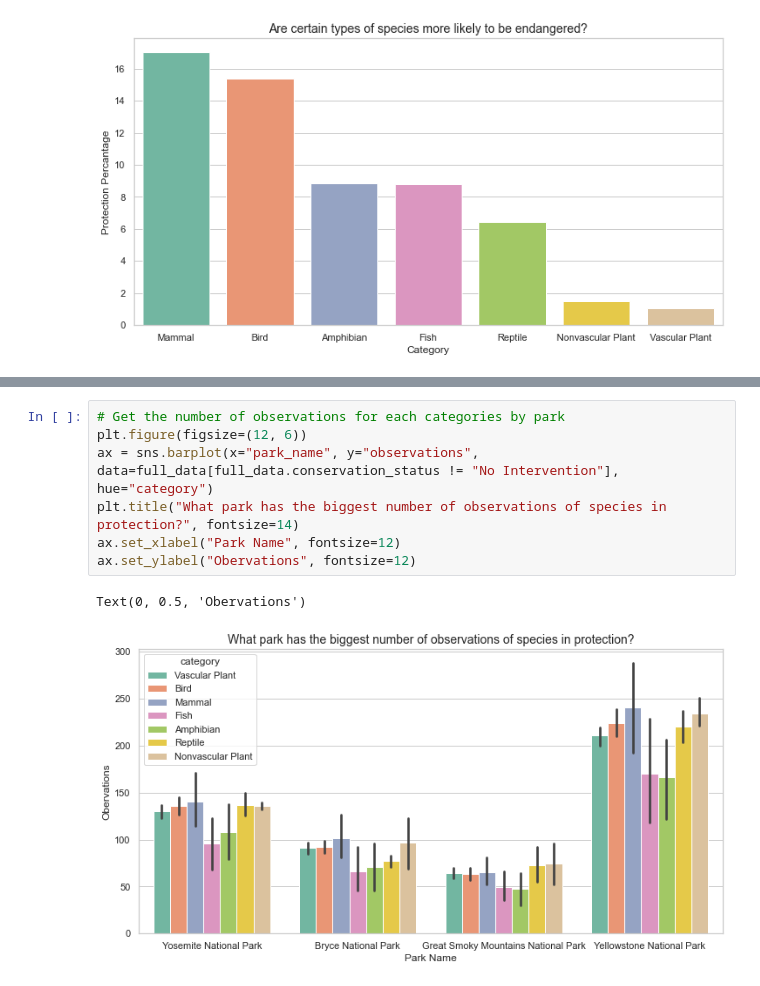
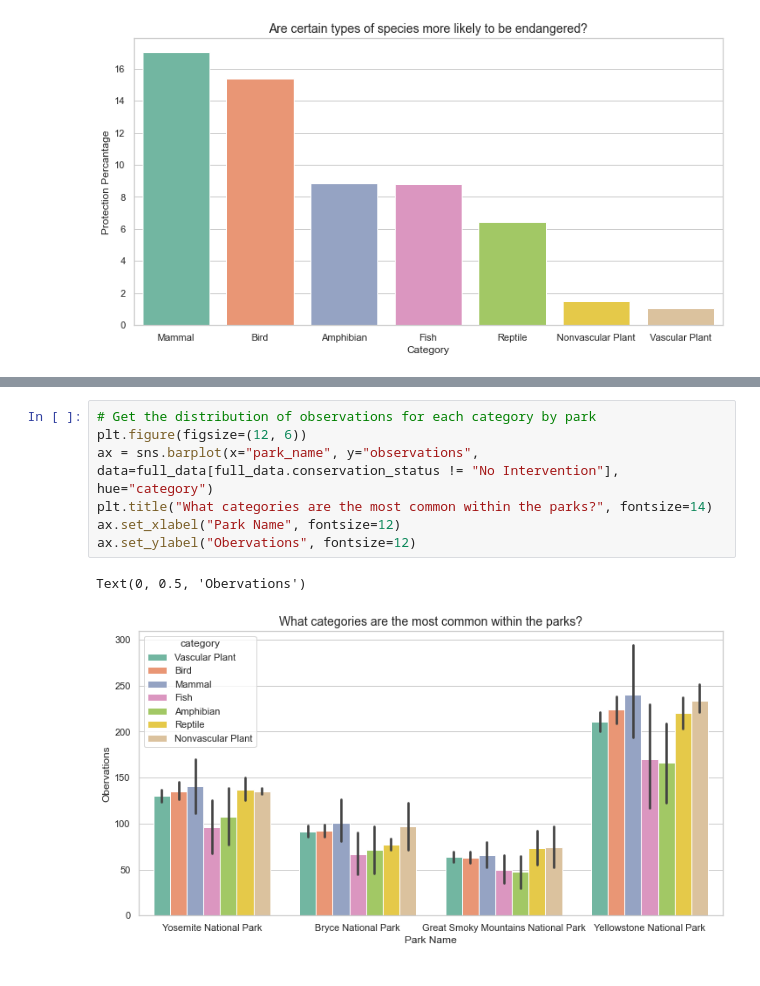
Before and after one commit to soyuz108/Visualization.-Biodiversity, a Jupyter notebook: viz_biodiversity.ipynb, the cells around one changed output, grey strips where cells are left out. Cells and saved outputs as stored; diff of their text form.

```diff
--- a/viz_biodiversity.ipynb
+++ b/viz_biodiversity.ipynb
@@ -302,10 +322,10 @@ Text(0, 0.5, 'Protection Percantage')
 # %%
-# Get the number of observations for each categories by park
+# Get the distribution of observations for each category by park
 plt.figure(figsize=(12, 6))
 ax = sns.barplot(x="park_name", y="observations", data=full_data[full_data.conservation_status != "No Intervention"], hue="category")
-plt.title("What park has the biggest number of observations of species in protection?", fontsize=14)
+plt.title("What categories are the most common within the parks?", fontsize=14)
 ax.set_xlabel("Park Name", fontsize=12)
 ax.set_ylabel("Obervations", fontsize=12)
 # %% [output]
 Text(0, 0.5, 'Obervations')
-[figure, old version]
+[figure, new version]
```
Also changed, not shown: parts of 13 cells of this notebook.
